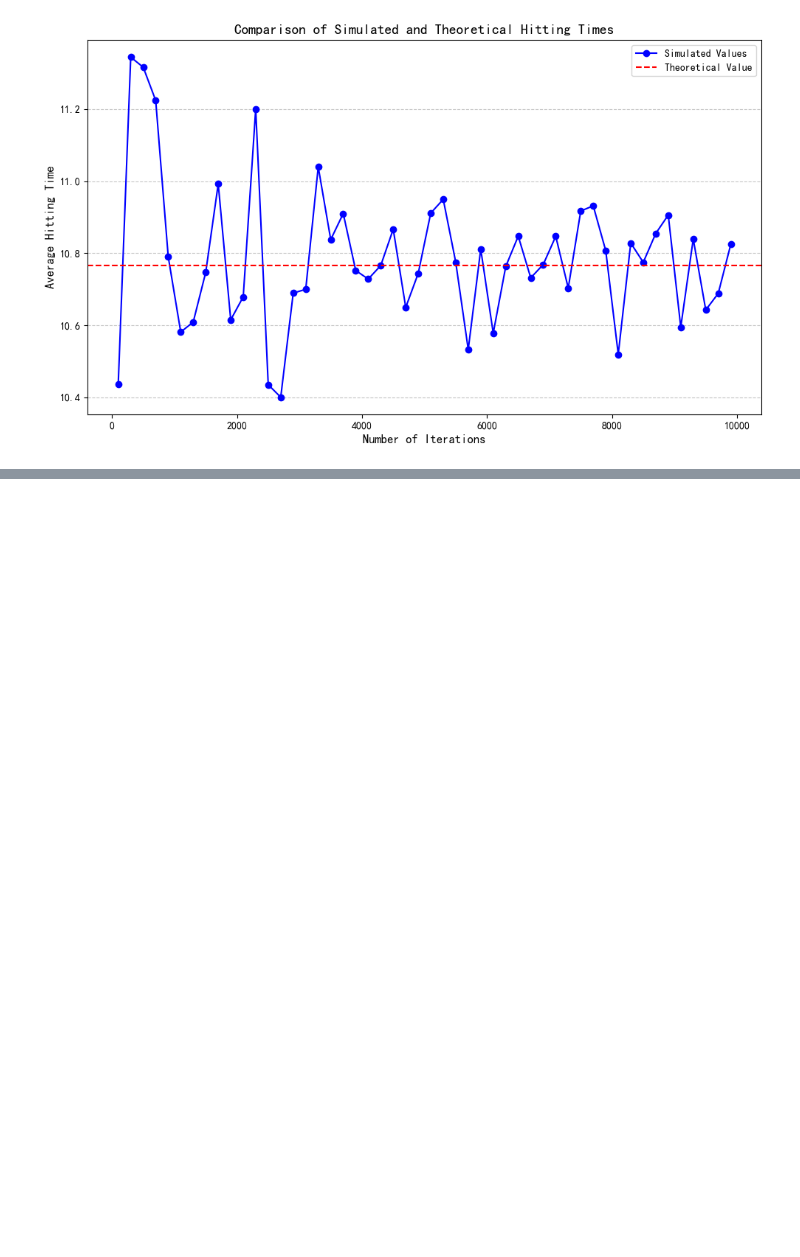
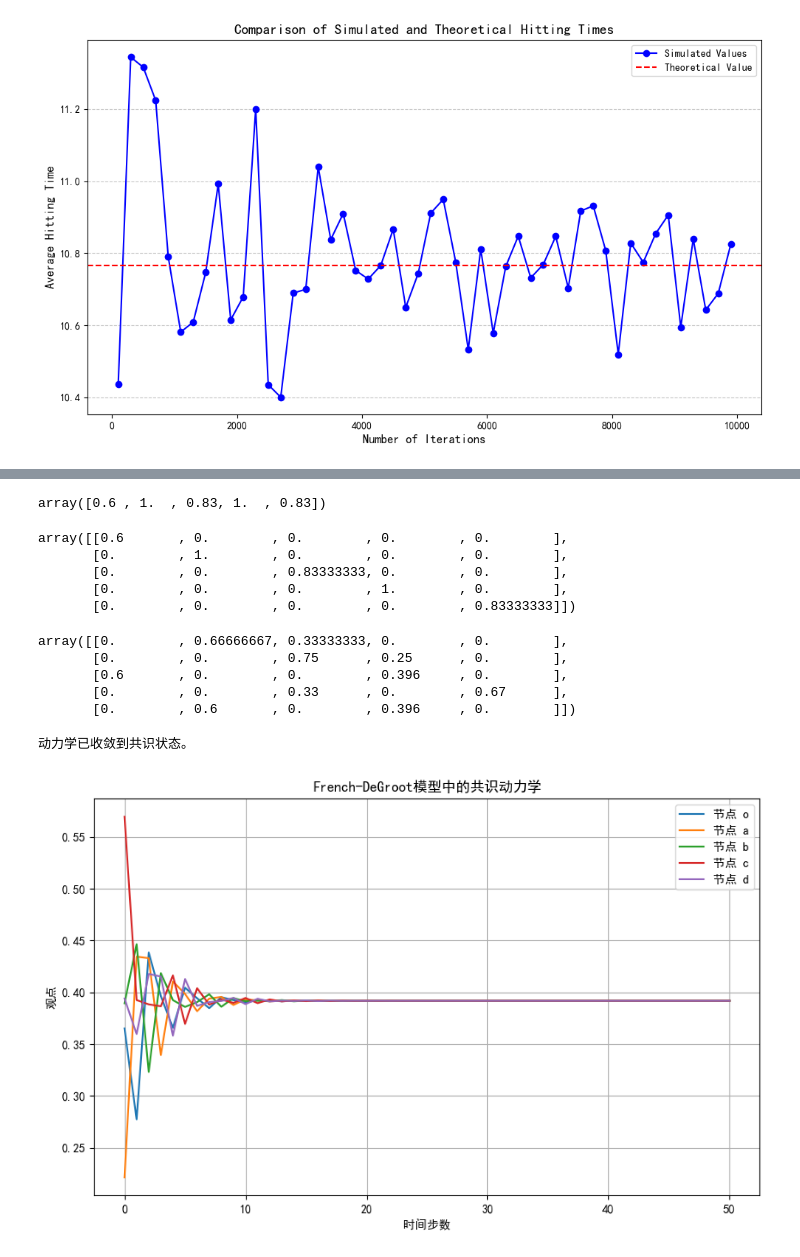
Before and after one commit to Decade-rider/Network_Dynamics_and_Learning_Homeworks, a Jupyter notebook: Homework2/Homework_2_pcl.ipynb, the cells around one changed output, grey strips where cells are left out. Cells and saved outputs as stored; diff of their text form; code cells hidden in the pictures; blank space fills up the shorter version.

```diff
--- a/Homework2/Homework_2_pcl.ipynb
+++ b/Homework2/Homework_2_pcl.ipynb
@@ -380,0 +433,4 @@ plt.show()
+# %%
+A = nx.adjacency_matrix(G).toarray()
+
+A
@@ -380,0 +443,72 @@ plt.show()
+# %%
+np.sum(A, axis=1)
+# %% [output]
+array([0.6 , 1.  , 0.83, 1.  , 0.83])
+# %%
+D = np.diag(omega)
+D
+# %% [output]
+array([[0.6       , 0.        , 0.        , 0.        , 0.        ],
+       [0.        , 1.        , 0.        , 0.        , 0.        ],
+       [0.        , 0.        , 0.83333333, 0.        , 0.        ],
+       [0.        , 0.        , 0.        , 1.        , 0.        ],
+       [0.        , 0.        , 0.        , 0.        , 0.83333333]])
+# %%
+np.linalg.inv(D) @ A
+# %% [output]
+array([[0.        , 0.66666667, 0.33333333, 0.        , 0.        ],
+       [0.        , 0.        , 0.75      , 0.25      , 0.        ],
+       [0.6       , 0.        , 0.        , 0.396     , 0.        ],
+       [0.        , 0.        , 0.33      , 0.        , 0.67      ],
+       [0.        , 0.6       , 0.        , 0.396     , 0.        ]])
+# %%
+### 检查French-DeGroot动力学是否对每个初始条件x(0)都收敛到共识状态
+
+# 计算转移矩阵P
+def compute_P(G):
+    A = nx.adjacency_matrix(G).toarray()  # 将邻接矩阵转换为numpy数组
+    omega = np.sum(A, axis=1)  # 计算每个节点的出度
+    D = np.diag(omega)
+    return np.linalg.inv(D) @ A  # 行随机矩阵P
+
+# 模拟French-DeGroot动力学
+def french_degroot(G, x0, steps=50):
+    P = compute_P(G)
+    opinions = x0
+    opinions_over_time = [opinions]
+    for _ in range(steps):
+        opinions = P @ opinions  # 更新观点
+        opinions_over_time.append(opinions)
+    return np.array(opinions_over_time)
+
+n_conditions = 100
+n_consensus = 0
+
+for _ in range(n_conditions):
+    initial_opinions = np.random.rand(5)
+    opinions_over_time = french_degroot(G, initial_opinions)
+    opinions = opinions_over_time[-1]
+
+    if np.allclose(opinions, opinions[0], atol=1e-8):
+        n_consensus += 1
+
+if n_consensus == n_conditions:
+    print("动力学已收敛到共识状态。")
+else:
+    print("动力学未收敛到共识状态。")
+# %% [output]
+动力学已收敛到共识状态。
+# %%
+### 绘制每个节点观点随时间变化的动态图
+plt.figure(figsize=(10, 6))
+for i in range(opinions_over_time.shape[1]):
+    plt.plot(opinions_over_time[:, i], label=f'节点 {inv_node_indices[i]}')
+
+plt.xlabel("时间步数")
+plt.ylabel("观点")
+plt.title("French-DeGroot模型中的共识动力学")
+plt.legend()
+plt.grid(True)
+plt.show()
+# %% [output]
+[figure, added]
```
Also changed, not shown: parts of 15 cells of this notebook.
